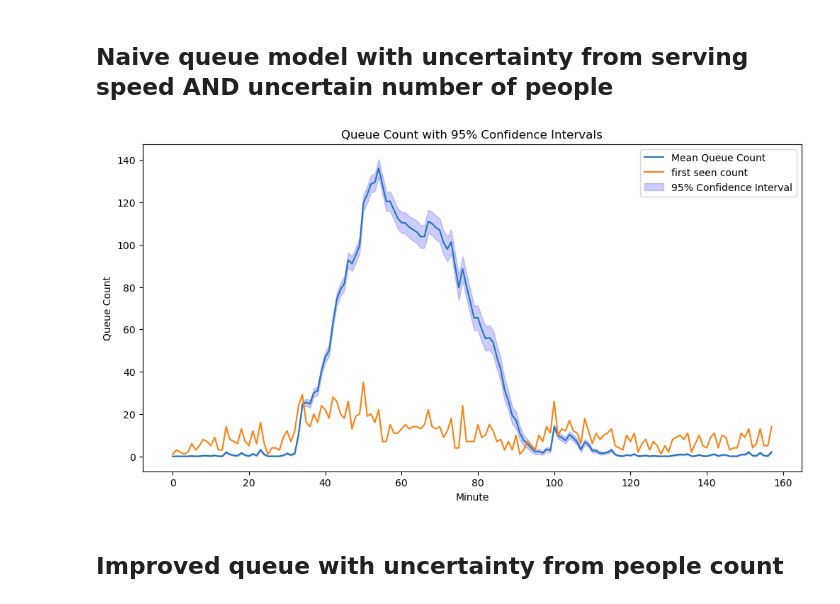
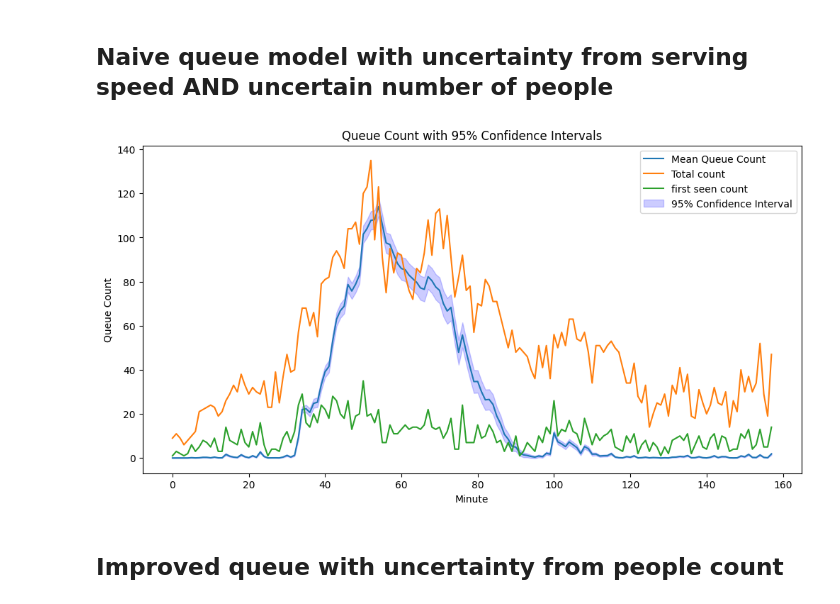
Before and after one commit to danielbischofff/dataLiteracyPeopleCounting, a Jupyter notebook: Queue_optimized.ipynb, the cells around one changed output. Drawn from its saved outputs; the diff is of its cells as text; code cells hidden in the pictures.

Commit message:
Queue optimization improved

```diff
--- a/Queue_optimized.ipynb
+++ b/Queue_optimized.ipynb
@@ -24,7 +24,7 @@ TODOS:
 # %% [markdown]
 ## Data preparation
 # %%
-df = pd.read_csv(r'C:/Users/mihai/Documents/Faculta/Data Literacy/Mensa Project/dataLiteracyPeopleCounting/data/Wed.csv', index_col=0)
+df = pd.read_csv(r"C:\Users\Philipp\OneDrive - UT Cloud\Data_literacy_mensa\Mensa_data_light\Wed_light.csv", index_col=0)
 # %%
 df.head()
 # %% [output]
@@ -242,7 +244,7 @@ Q2: how to calculate SE? is it correct right now?
 
 # Hyperparams
 mean_serving_speed = 5 # for 1 counter
-std_dev_serving_speed = 2
+std_dev_serving_speed = 1
 nr_counters = 3
 total_minutes = len(df_20) # for simulation
 num_simulations = 1000 # for bootstrapping and obtaining uncertainty estimate
@@ -291,7 +303,7 @@ plt.show()
 ## Naive queue model with uncertainty from serving speed AND uncertain number of people
 # %%
 
-# Constants
+# Hyperparams
 mean_serving_speed = 5
 std_dev_serving_speed = 2
 nr_counters = 3
@@ -303,40 +315,39 @@ check_ppl_served = []
 def run_simulation():
     #df = pd.DataFrame({'minute': range(total_minutes), 'people_estimate': np.random.randint(1, 10, total_minutes)})
     df['queue_count'] = 0
+    df_20['enter_count_rand'] = df_20['enter_count'].apply(random_counts) # estimate a different nr ppl / device in each go
     for i in range(1, len(df)):
-
-        df_20['enter_count_rand'] = df_20['enter_count'].apply(random_counts) # estimate a different nr ppl / device in each go
-
         serving_speed = np.random.normal(mean_serving_speed, std_dev_serving_speed)
         serving_speed = max(serving_speed, 0)
         people_served = nr_counters * serving_speed
         check_ppl_served.append(people_served)
-        df['queue_count'].iloc[i] = max(0, df['queue_count'].iloc[i - 1] + df['enter_count'].iloc[i] - people_served)
+        df['queue_count'].iloc[i] = max(0, df['queue_count'].iloc[i - 1] + df['enter_count_rand'].iloc[i] - people_served)
     return df['queue_count']
 
 # Run multiple simulations
 all_simulations = np.array([run_simulation() for _ in range(num_simulations)])
 
 # Calculate mean and standard error at each minute
 mean_queue_counts = all_simulations.mean(axis=0)
 stderr_queue_counts = all_simulations.std(axis=0) / np.sqrt(len(df))
 
 # Calculate 95% confidence intervals
 ci_lower = mean_queue_counts - 1.96 * stderr_queue_counts
 ci_upper = mean_queue_counts + 1.96 * stderr_queue_counts
 
 # Plotting
 plt.figure(figsize=(12, 6))
 plt.plot(range(total_minutes), mean_queue_counts, label='Mean Queue Count')
+plt.plot(range(total_minutes), df_20['total_count'], label='Total count')
 plt.plot(range(total_minutes), df_20['enter_count'], label='first seen count')
 plt.fill_between(range(total_minutes), ci_lower, ci_upper, color='b', alpha=0.2, label='95% Confidence Interval')
 plt.xlabel('Minute')
 plt.ylabel('Queue Count')
 plt.title('Queue Count with 95% Confidence Intervals')
 plt.legend()
 plt.show()
 # %% [output]
-[figure, old version]
+[figure, new version]
 # %% [markdown]
 ## Improved queue with uncertainty from people count
 # %% [markdown]
```
Also changed, not shown: parts of 9 cells of this notebook.
